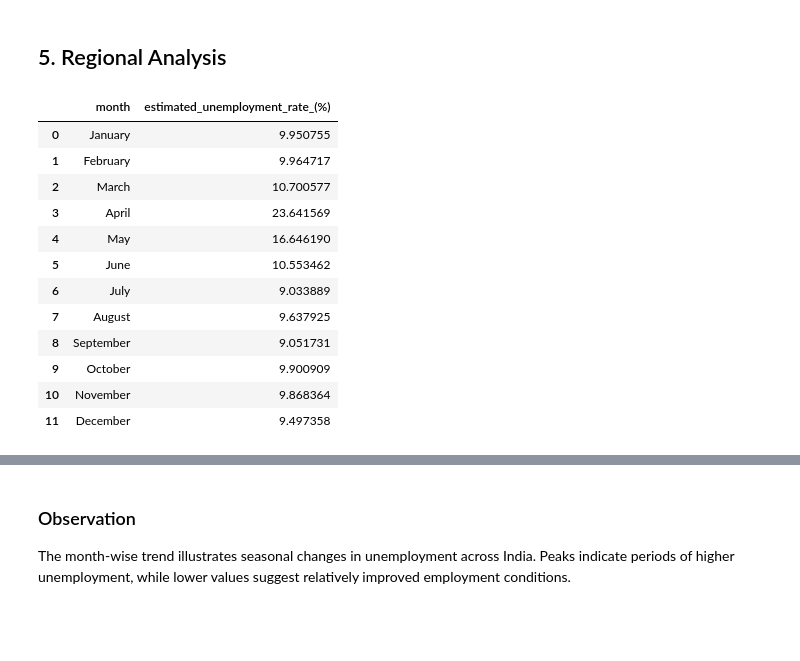
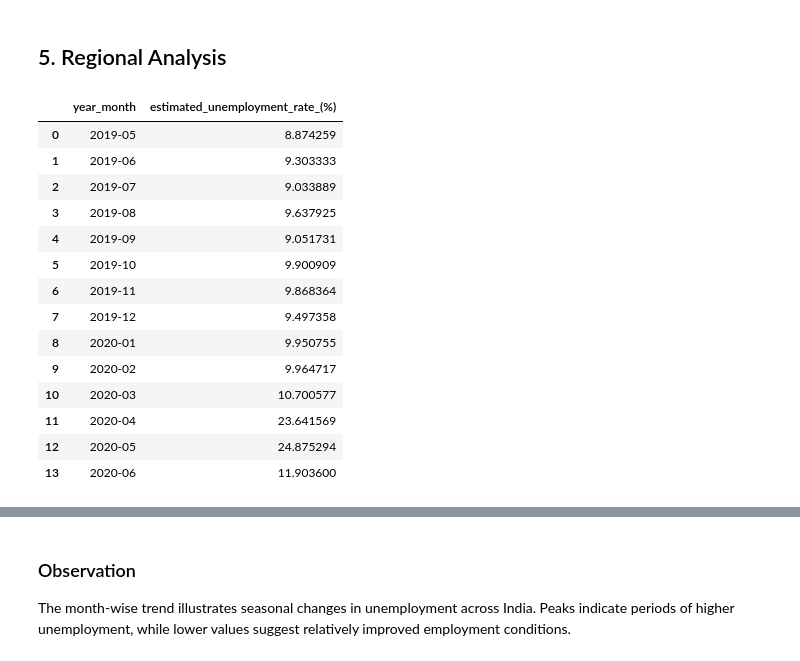
Before and after one commit to Sowravkanth/OIBSIP, a Jupyter notebook: DataScience-Task2-UnemploymentAnalysis/notebooks/Unemployment_Analysis.ipynb, the cells around one changed output, grey strips where cells are left out. Saved outputs shown, nothing was run; the diff lists cells and outputs as text; code cells hidden in the pictures; blank space fills up the shorter version.

Commit message:
Finalize Task 2: Unemployment Analysis with Python

```diff
--- a/DataScience-Task2-UnemploymentAnalysis/notebooks/Unemployment_Analysis.ipynb
+++ b/DataScience-Task2-UnemploymentAnalysis/notebooks/Unemployment_Analysis.ipynb
@@ -236,38 +236,33 @@ The visualization highlights the ten states with the highest average unemploymen
 # %% [markdown]
 ## 5. Regional Analysis
 # %%
-# Create Month Column
+# Create Year-Month Column
 
-df["month"] = df["date"].dt.strftime("%B")
-
-month_order = [
-    "January","February","March","April",
-    "May","June","July","August",
-    "September","October","November","December"
-]
+df["year_month"] = df["date"].dt.to_period("M").astype(str)
 
 monthly_avg = (
-    df.groupby("month")["estimated_unemployment_rate_(%)"]
+    df.groupby("year_month")["estimated_unemployment_rate_(%)"]
       .mean()
-      .reindex(month_order)
       .reset_index()
 )
 
 display(monthly_avg)
 # %% [output]
-|  | month | estimated_unemployment_rate_(%) |
-| 0 | January | 9.950755 |
-| 1 | February | 9.964717 |
-| 2 | March | 10.700577 |
-| 3 | April | 23.641569 |
-| 4 | May | 16.646190 |
-| 5 | June | 10.553462 |
-| 6 | July | 9.033889 |
-| 7 | August | 9.637925 |
-| 8 | September | 9.051731 |
-| 9 | October | 9.900909 |
-| 10 | November | 9.868364 |
-| 11 | December | 9.497358 |
+|  | year_month | estimated_unemployment_rate_(%) |
+| 0 | 2019-05 | 8.874259 |
+| 1 | 2019-06 | 9.303333 |
+| 2 | 2019-07 | 9.033889 |
+| 3 | 2019-08 | 9.637925 |
+| 4 | 2019-09 | 9.051731 |
+| 5 | 2019-10 | 9.900909 |
+| 6 | 2019-11 | 9.868364 |
+| 7 | 2019-12 | 9.497358 |
+| 8 | 2020-01 | 9.950755 |
+| 9 | 2020-02 | 9.964717 |
+| 10 | 2020-03 | 10.700577 |
+| 11 | 2020-04 | 23.641569 |
+| 12 | 2020-05 | 24.875294 |
+| 13 | 2020-06 | 11.903600 |
 # %%
 plt.figure(figsize=(12,6))
 
```
Also changed, not shown: parts of 7 cells of this notebook.
